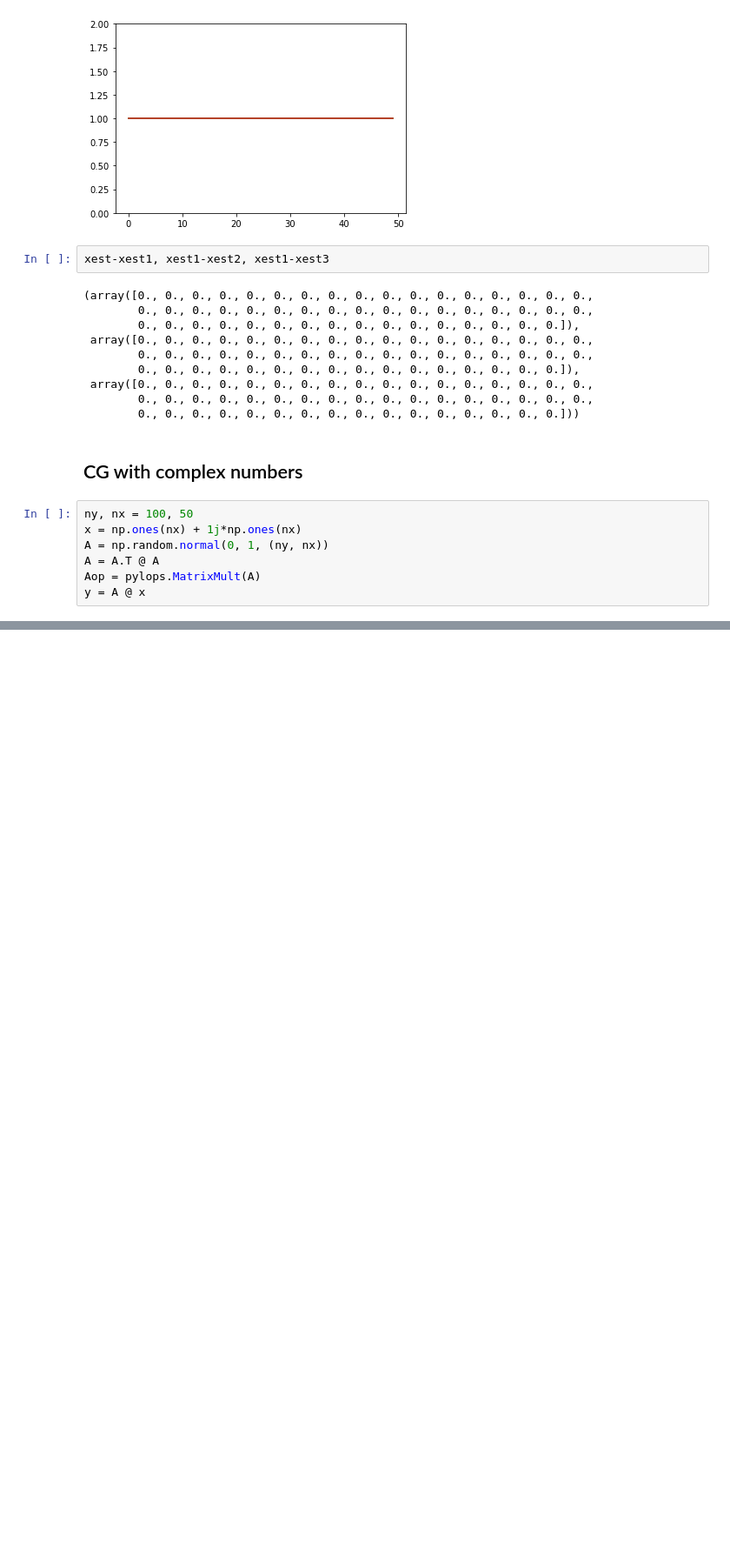
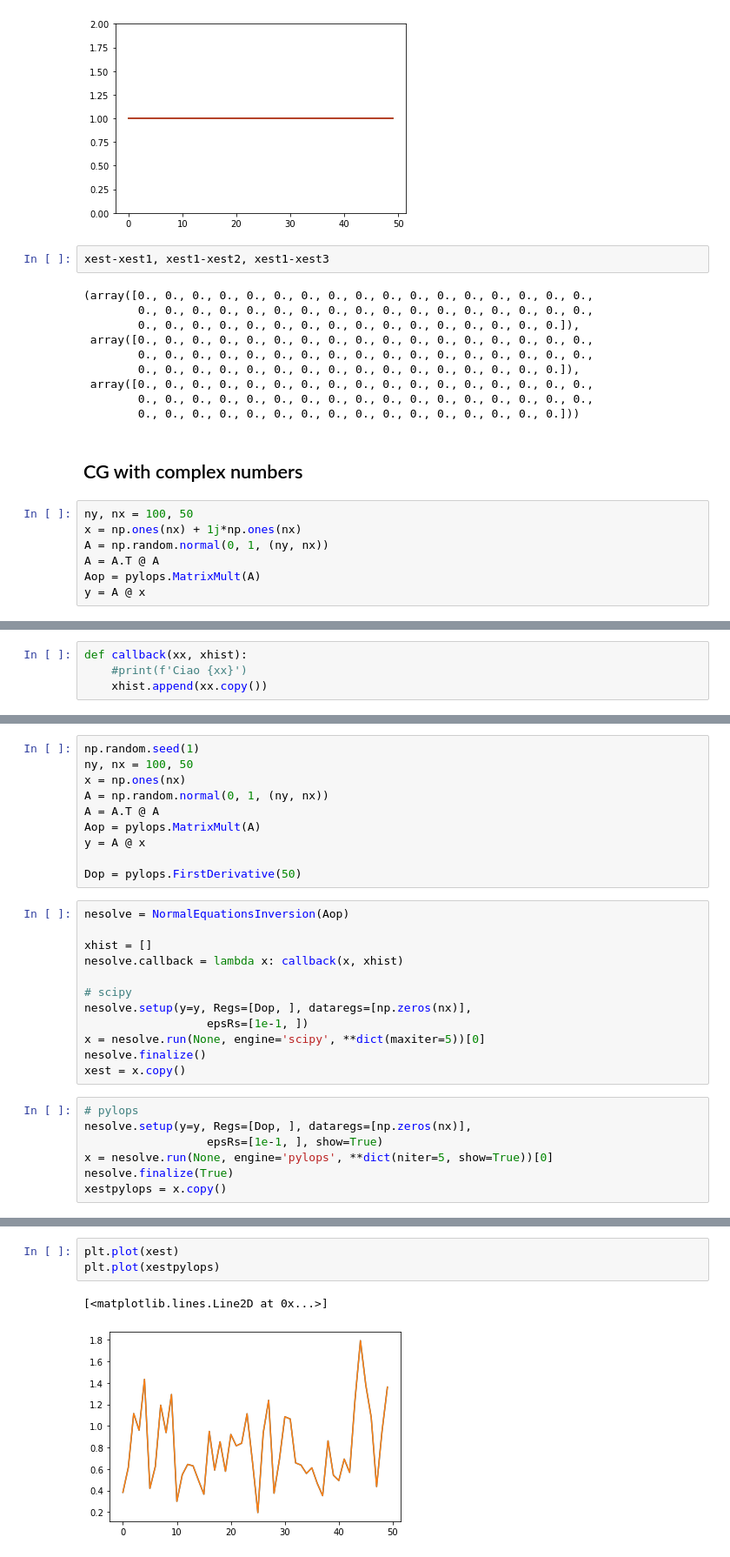
Before and after one commit to PyLops/pylops_notebooks, a Jupyter notebook: developement/SolverClass.ipynb, the cells around one changed output, grey strips where cells are left out. Shown at 87% size. Cells and saved outputs as stored; diff of their text form; blank space fills up the shorter version.

```diff
--- a/developement/SolverClass.ipynb
+++ b/developement/SolverClass.ipynb
@@ -190,0 +425,4 @@ Iterations = 100        Total time (s) = 0.01
+# %%
+def callback(xx, xhist):
+    #print(f'Ciao {xx}')
+    xhist.append(xx.copy())
@@ -190,0 +562,29 @@ Iterations = 100        Total time (s) = 0.01
+# %%
+np.random.seed(1)
+ny, nx = 100, 50
+x = np.ones(nx)
+A = np.random.normal(0, 1, (ny, nx))
+A = A.T @ A
+Aop = pylops.MatrixMult(A)
+y = A @ x
+
+Dop = pylops.FirstDerivative(50)
+# %%
+nesolve = NormalEquationsInversion(Aop)
+
+xhist = []
+nesolve.callback = lambda x: callback(x, xhist)
+
+# scipy
+nesolve.setup(y=y, Regs=[Dop, ], dataregs=[np.zeros(nx)],
+                  epsRs=[1e-1, ])
+x = nesolve.run(None, engine='scipy', **dict(maxiter=5))[0]
+nesolve.finalize()
+xest = x.copy()
+# %%
+# pylops
+nesolve.setup(y=y, Regs=[Dop, ], dataregs=[np.zeros(nx)],
+                  epsRs=[1e-1, ], show=True)
+x = nesolve.run(None, engine='pylops', **dict(niter=5, show=True))[0]
+nesolve.finalize(True)
+xestpylops = x.copy()
@@ -190,0 +628,6 @@ Iterations = 100        Total time (s) = 0.01
+# %%
+plt.plot(xest)
+plt.plot(xestpylops)
+# %% [output]
+[<matplotlib.lines.Line2D at 0x...>]
+[figure, added]
```
Also changed, not shown: parts of 73 cells of this notebook.
